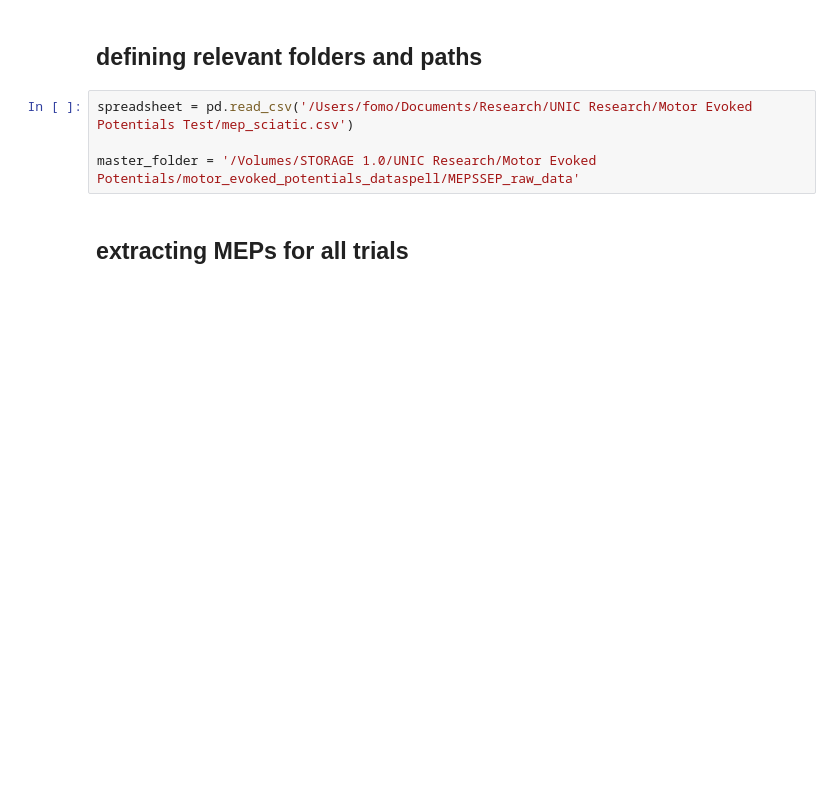
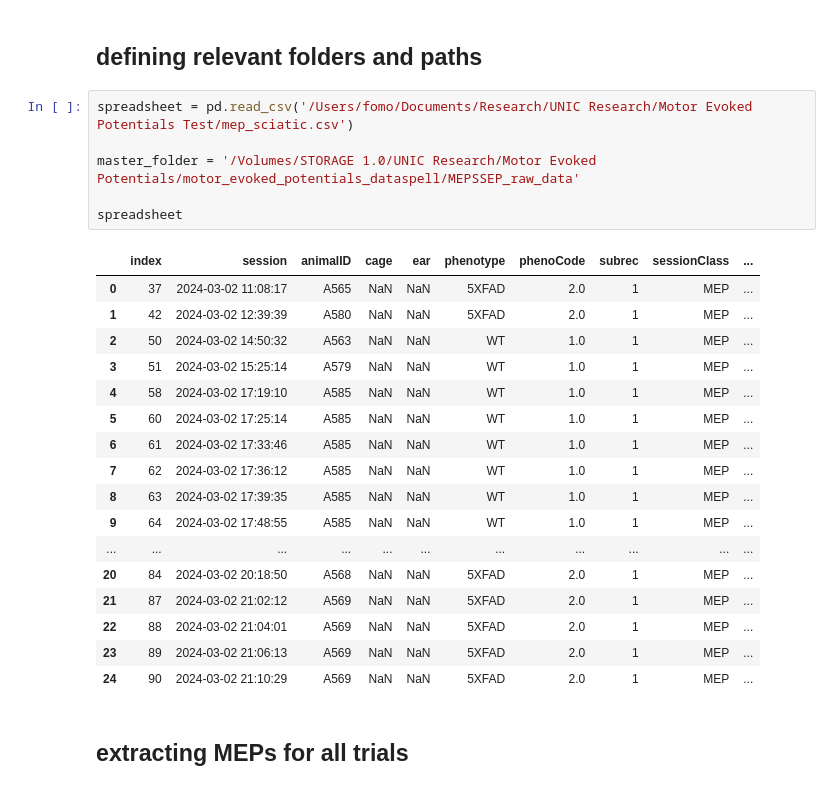
Before and after one commit to raknah/neuroelectrophysiology, a Jupyter notebook: notebooks/simplfied MEP extract.ipynb, the cells around one changed output. Cells and saved outputs as stored; diff of their text form; blank space fills up the shorter version.

```diff
--- a/notebooks/simplfied MEP extract.ipynb
+++ b/notebooks/simplfied MEP extract.ipynb
@@ -18,7 +18,27 @@ plt.style.use(['science', 'grid'])
 # %%
 spreadsheet = pd.read_csv('/Users/fomo/Documents/Research/UNIC Research/Motor Evoked Potentials Test/mep_sciatic.csv')
 
 master_folder = '/Volumes/STORAGE 1.0/UNIC Research/Motor Evoked Potentials/motor_evoked_potentials_dataspell/MEPSSEP_raw_data'
+
+spreadsheet
+# %% [output]
+|  | index | session | animalID | cage | ear | phenotype | phenoCode | subrec | sessionClass | ... |
+| 0 | 37 | 2024-03-02 11:08:17 | A565 | NaN | NaN | 5XFAD | 2.0 | 1 | MEP | ... |
+| 1 | 42 | 2024-03-02 12:39:39 | A580 | NaN | NaN | 5XFAD | 2.0 | 1 | MEP | ... |
+| 2 | 50 | 2024-03-02 14:50:32 | A563 | NaN | NaN | WT | 1.0 | 1 | MEP | ... |
+| 3 | 51 | 2024-03-02 15:25:14 | A579 | NaN | NaN | WT | 1.0 | 1 | MEP | ... |
+| 4 | 58 | 2024-03-02 17:19:10 | A585 | NaN | NaN | WT | 1.0 | 1 | MEP | ... |
+| 5 | 60 | 2024-03-02 17:25:14 | A585 | NaN | NaN | WT | 1.0 | 1 | MEP | ... |
+| 6 | 61 | 2024-03-02 17:33:46 | A585 | NaN | NaN | WT | 1.0 | 1 | MEP | ... |
+| 7 | 62 | 2024-03-02 17:36:12 | A585 | NaN | NaN | WT | 1.0 | 1 | MEP | ... |
+| 8 | 63 | 2024-03-02 17:39:35 | A585 | NaN | NaN | WT | 1.0 | 1 | MEP | ... |
+| 9 | 64 | 2024-03-02 17:48:55 | A585 | NaN | NaN | WT | 1.0 | 1 | MEP | ... |
+| ... | ... | ... | ... | ... | ... | ... | ... | ... | ... | ... |
+| 20 | 84 | 2024-03-02 20:18:50 | A568 | NaN | NaN | 5XFAD | 2.0 | 1 | MEP | ... |
+| 21 | 87 | 2024-03-02 21:02:12 | A569 | NaN | NaN | 5XFAD | 2.0 | 1 | MEP | ... |
+| 22 | 88 | 2024-03-02 21:04:01 | A569 | NaN | NaN | 5XFAD | 2.0 | 1 | MEP | ... |
+| 23 | 89 | 2024-03-02 21:06:13 | A569 | NaN | NaN | 5XFAD | 2.0 | 1 | MEP | ... |
+| 24 | 90 | 2024-03-02 21:10:29 | A569 | NaN | NaN | 5XFAD | 2.0 | 1 | MEP | ... |
 # %% [markdown]
 ## extracting MEPs for all trials
 # %%
```
Also changed, not shown: parts of 1 cell of this notebook.
